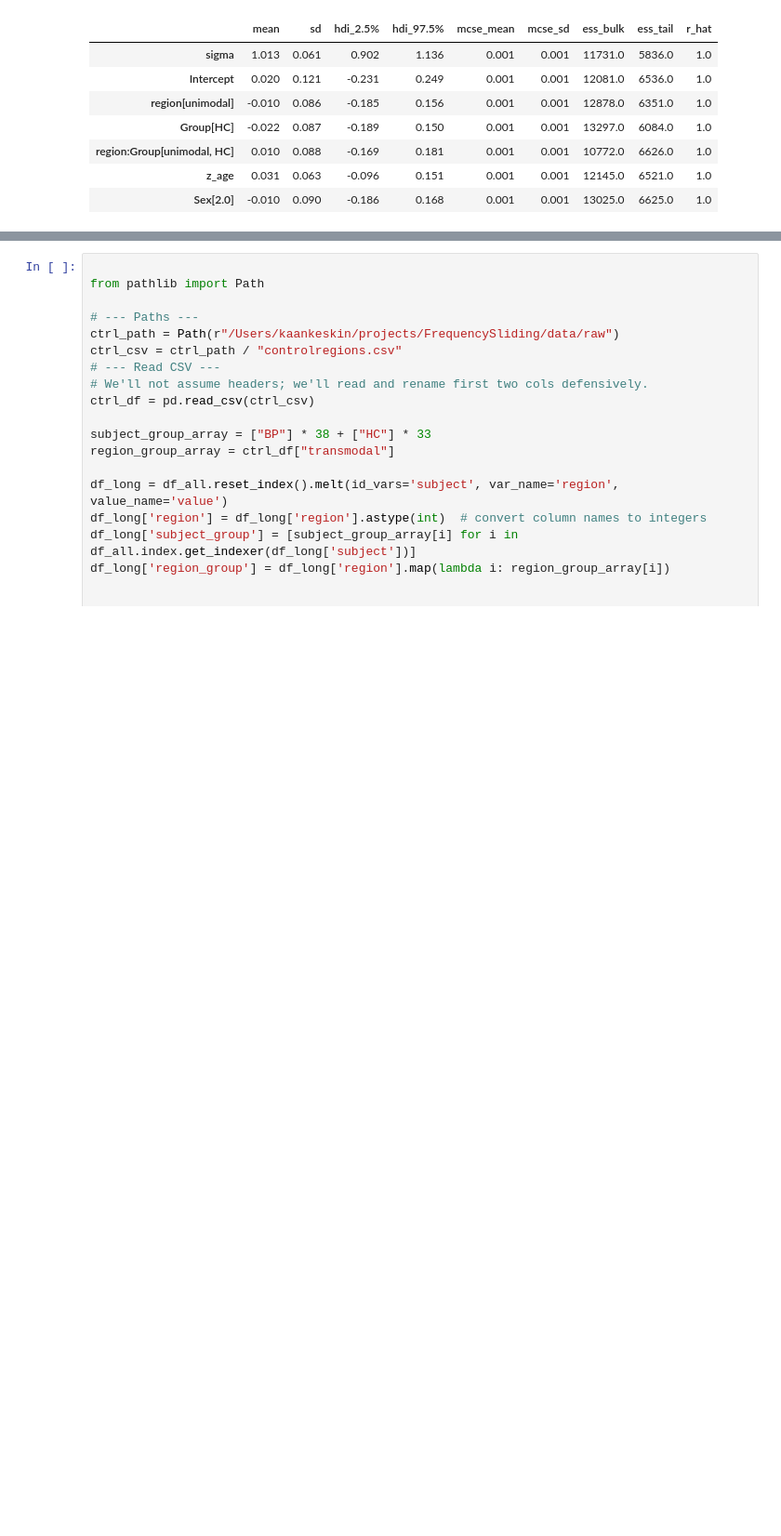
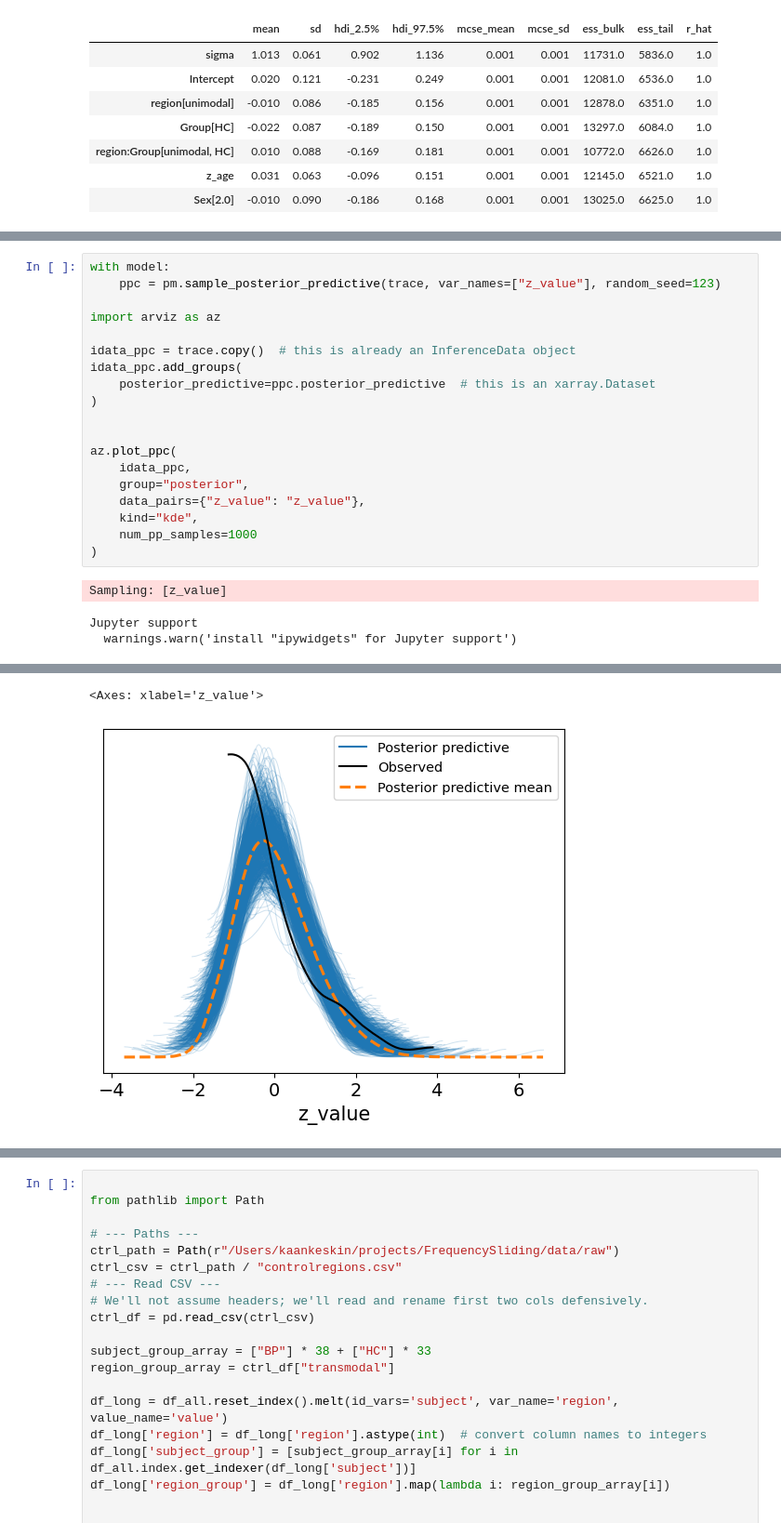
Before and after one commit to kaanka5312/FrequencySliding, a Jupyter notebook: Python/acw.ipynb, the cells around one changed output, grey strips where cells are left out. Shown at 93% size. Saved outputs shown, nothing was run; the diff lists cells and outputs as text; blank space fills up the shorter version.

```diff
--- a/Python/acw.ipynb
+++ b/Python/acw.ipynb
@@ -363,0 +499,23 @@ az.summary(fitted, hdi_prob=0.95)
+# %%
+with model:
+    ppc = pm.sample_posterior_predictive(trace, var_names=["z_value"], random_seed=123)
+
+import arviz as az
+
+idata_ppc = trace.copy()  # this is already an InferenceData object
+idata_ppc.add_groups(
+    posterior_predictive=ppc.posterior_predictive  # this is an xarray.Dataset
+)
+
+
+az.plot_ppc(
+    idata_ppc,
+    group="posterior",
+    data_pairs={"z_value": "z_value"},
+    kind="kde",
+    num_pp_samples=1000
+)
+# %% [output]
+Sampling: [z_value]
+Jupyter support
+  warnings.warn('install "ipywidgets" for Jupyter support')
@@ -363,0 +523,2 @@ az.summary(fitted, hdi_prob=0.95)
+<Axes: xlabel='z_value'>
+[figure, added]
```
Also changed, not shown: parts of 12 cells of this notebook, 1 other file.
